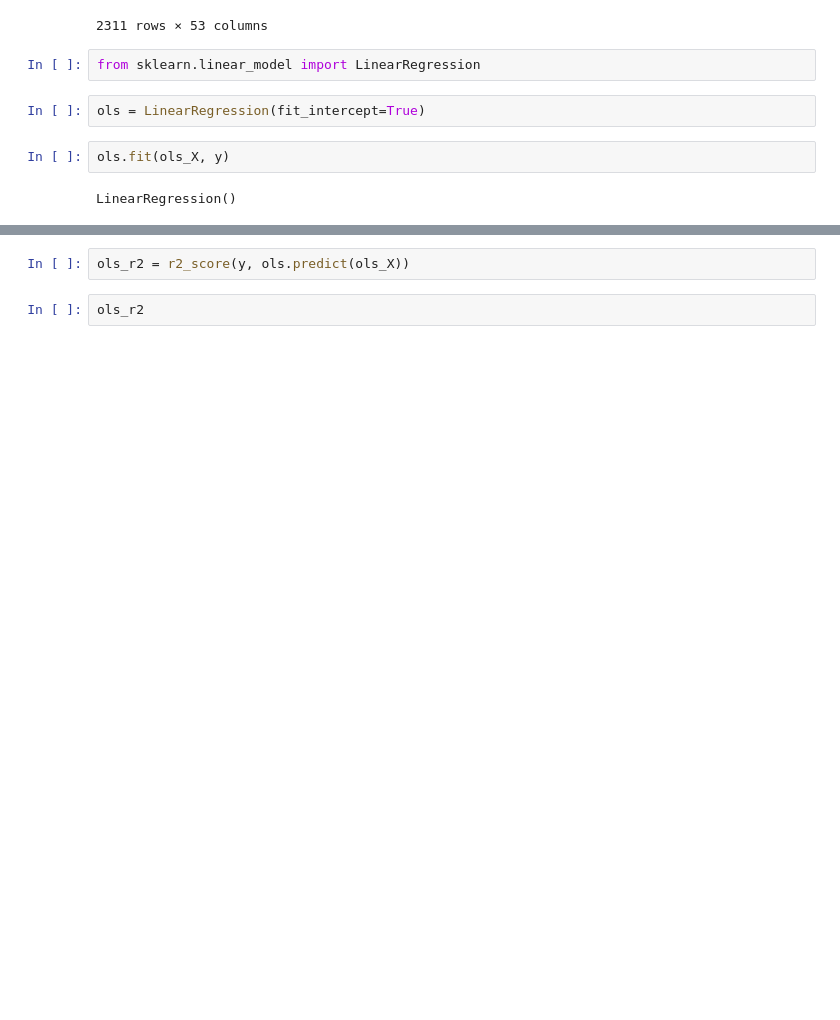
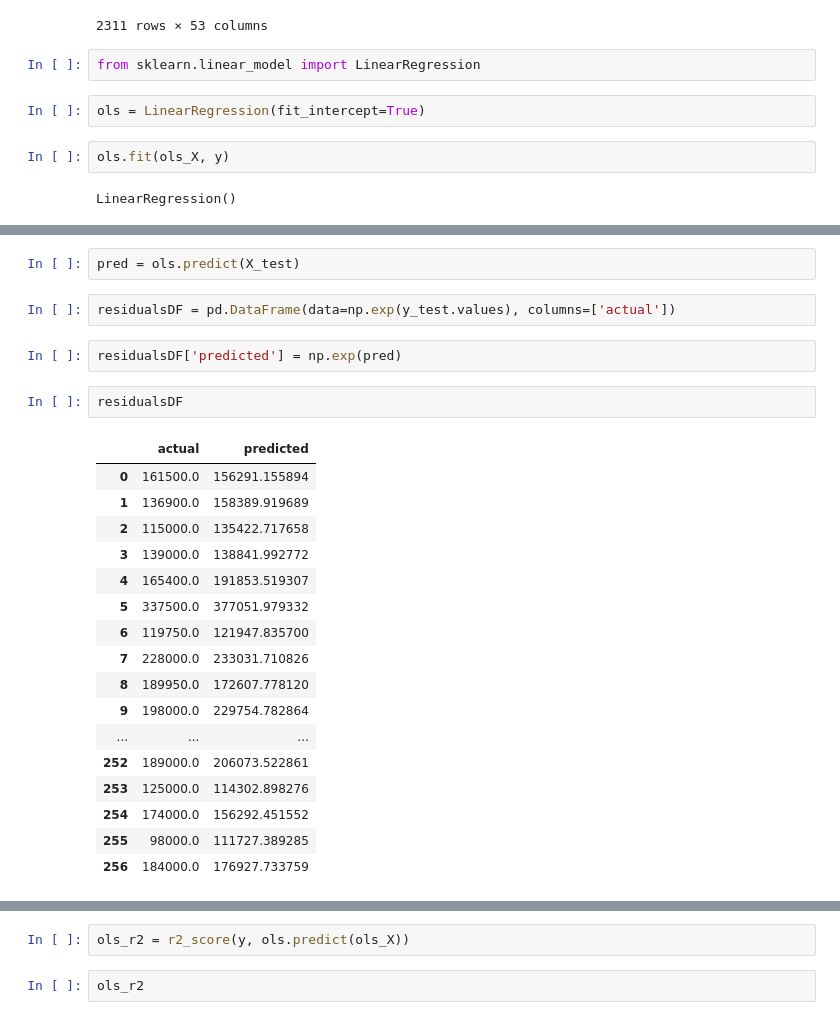
Before and after one commit to DarishSakeesing/ames-predict, a Jupyter notebook: Darish/ModelBuilding.ipynb, the cells around one changed output, grey strips where cells are left out. Cells and saved outputs as stored; diff of their text form; blank space fills up the shorter version.

```diff
--- a/Darish/ModelBuilding.ipynb
+++ b/Darish/ModelBuilding.ipynb
@@ -128,0 +159,26 @@ ValueError: matmul: Input operand 1 has a mismatch in its core dimension 0, with
+# %%
+pred = ols.predict(X_test)
+# %%
+residualsDF = pd.DataFrame(data=np.exp(y_test.values), columns=['actual'])
+# %%
+residualsDF['predicted'] = np.exp(pred)
+# %%
+residualsDF
+# %% [output]
+|  | actual | predicted |
+| 0 | 161500.0 | 156291.155894 |
+| 1 | 136900.0 | 158389.919689 |
+| 2 | 115000.0 | 135422.717658 |
+| 3 | 139000.0 | 138841.992772 |
+| 4 | 165400.0 | 191853.519307 |
+| 5 | 337500.0 | 377051.979332 |
+| 6 | 119750.0 | 121947.835700 |
+| 7 | 228000.0 | 233031.710826 |
+| 8 | 189950.0 | 172607.778120 |
+| 9 | 198000.0 | 229754.782864 |
+| ... | ... | ... |
+| 252 | 189000.0 | 206073.522861 |
+| 253 | 125000.0 | 114302.898276 |
+| 254 | 174000.0 | 156292.451552 |
+| 255 | 98000.0 | 111727.389285 |
+| 256 | 184000.0 | 176927.733759 |
```
Also changed, not shown: parts of 18 cells of this notebook, 4 other files.
